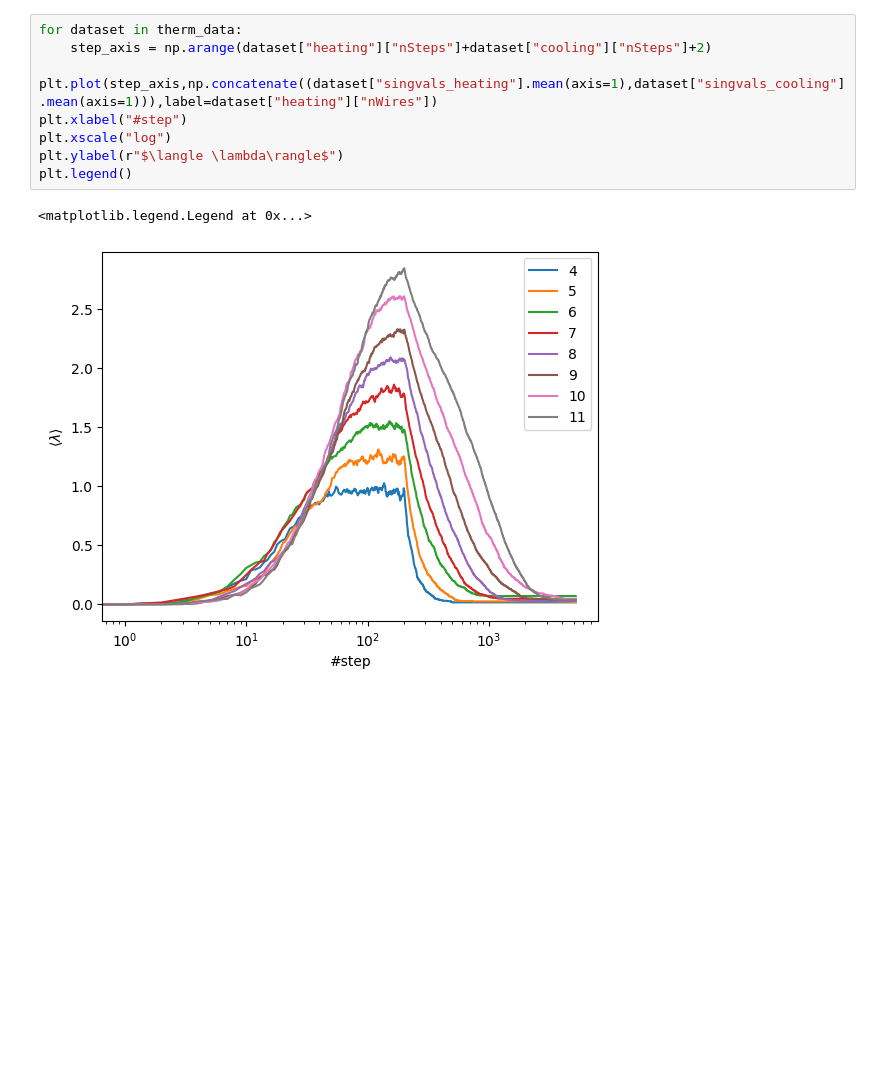
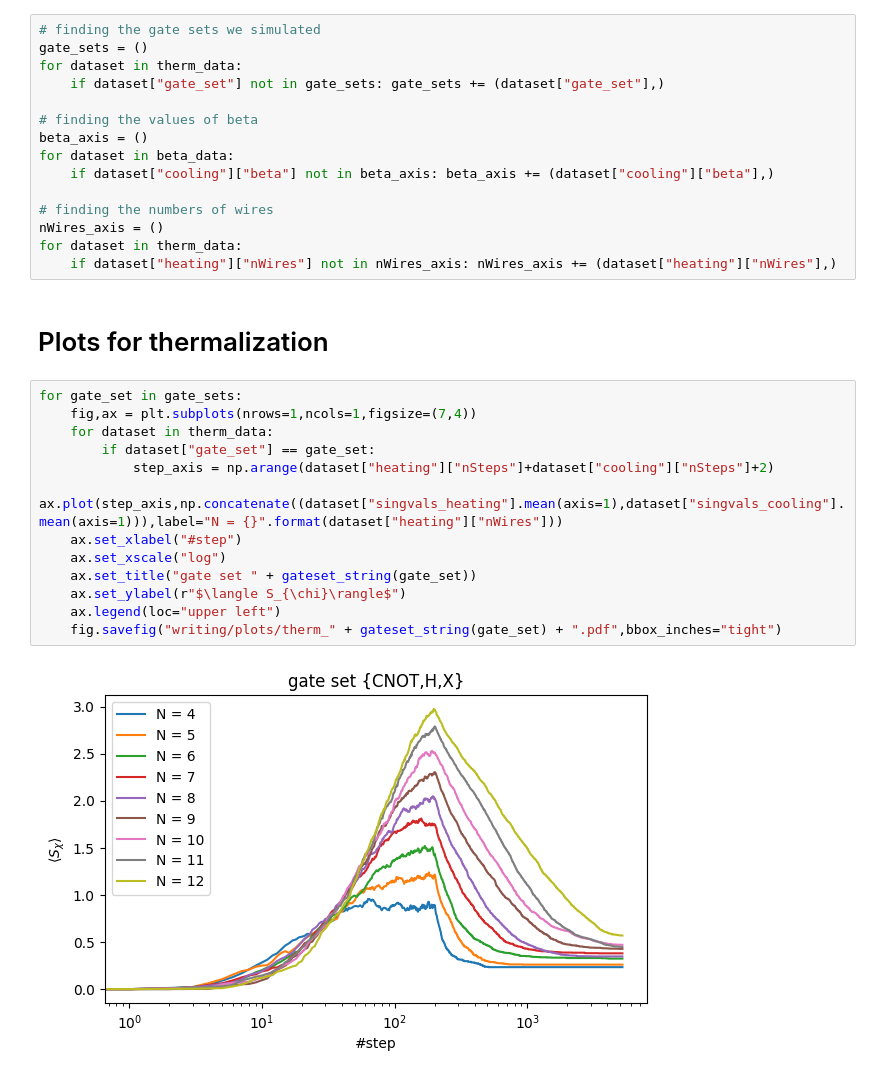
Before and after one commit to HendrikKuehne/entanglement_cooling, a Jupyter notebook: plotting.ipynb, the cells around one changed output. Cells and saved outputs as stored; diff of their text form; blank space fills up the shorter version.

```diff
--- a/plotting.ipynb
+++ b/plotting.ipynb
@@ -21,11 +51,32 @@ File's over
+# %%
+# finding the gate sets we simulated
+gate_sets = ()
+for dataset in therm_data:
+    if dataset["gate_set"] not in gate_sets: gate_sets += (dataset["gate_set"],)
+
+# finding the values of beta
+beta_axis = ()
+for dataset in beta_data:
+    if dataset["cooling"]["beta"] not in beta_axis: beta_axis += (dataset["cooling"]["beta"],)
+
+# finding the numbers of wires
+nWires_axis = ()
+for dataset in therm_data:
+    if dataset["heating"]["nWires"] not in nWires_axis: nWires_axis += (dataset["heating"]["nWires"],)
+# %% [markdown]
+# Plots for thermalization
 # %%
-for dataset in therm_data:
-    step_axis = np.arange(dataset["heating"]["nSteps"]+dataset["cooling"]["nSteps"]+2)
-    plt.plot(step_axis,np.concatenate((dataset["singvals_heating"].mean(axis=1),dataset["singvals_cooling"].mean(axis=1))),label=dataset["heating"]["nWires"])
-plt.xlabel("#step")
-plt.xscale("log")
-plt.ylabel(r"$\langle \lambda\rangle$")
-plt.legend()
+for gate_set in gate_sets:
+    fig,ax = plt.subplots(nrows=1,ncols=1,figsize=(7,4))
+    for dataset in therm_data:
+        if dataset["gate_set"] == gate_set:
+            step_axis = np.arange(dataset["heating"]["nSteps"]+dataset["cooling"]["nSteps"]+2)
+            ax.plot(step_axis,np.concatenate((dataset["singvals_heating"].mean(axis=1),dataset["singvals_cooling"].mean(axis=1))),label="N = {}".format(dataset["heating"]["nWires"]))
+    ax.set_xlabel("#step")
+    ax.set_xscale("log")
+    ax.set_title("gate set " + gateset_string(gate_set))
+    ax.set_ylabel(r"$\langle S_{\chi}\rangle$")
+    ax.legend(loc="upper left")
+    fig.savefig("writing/plots/therm_" + gateset_string(gate_set) + ".pdf",bbox_inches="tight")
 # %% [output]
-<matplotlib.legend.Legend at 0x...>
-[figure, old version]
+[figure, new version]
```
Also changed, not shown: parts of 9 cells of this notebook, 12 other files.
